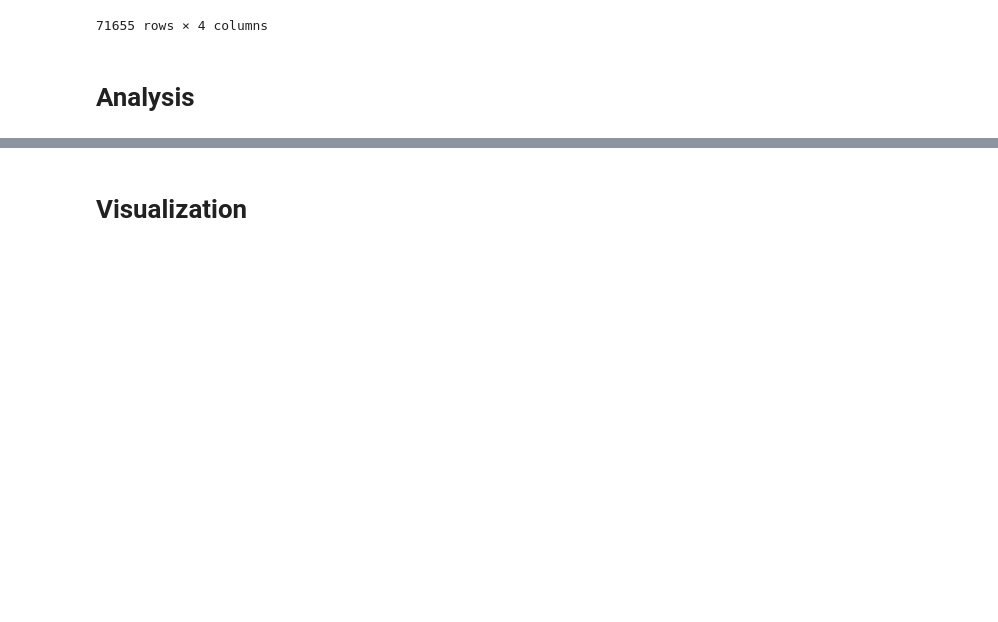
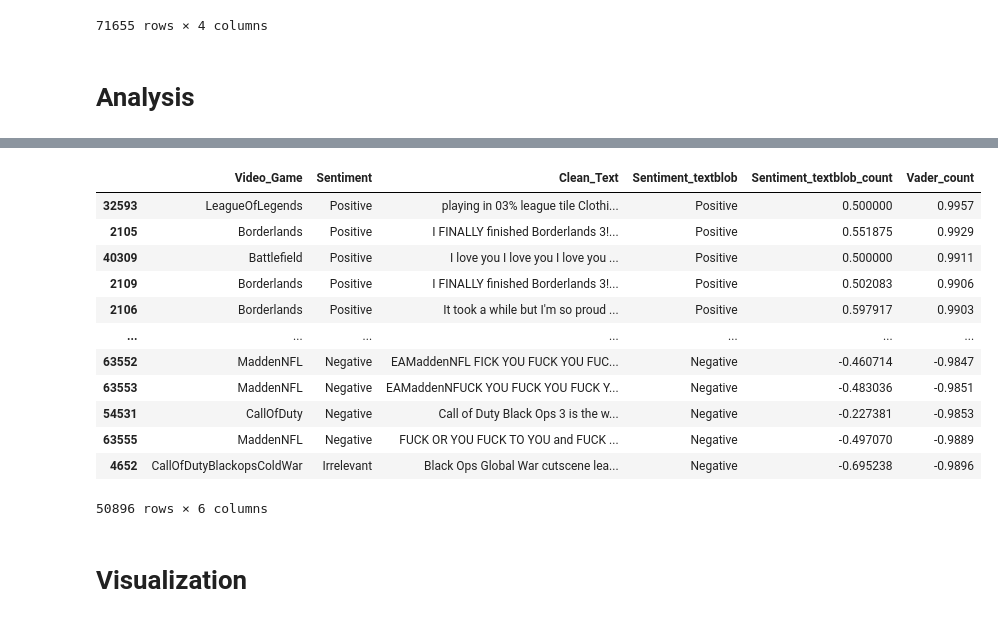
Before and after one commit to ReproTeach/final-project-givkj-squad, a Jupyter notebook: final_project.ipynb, the cells around one changed output, grey strips where cells are left out. Saved outputs shown, nothing was run; the diff lists cells and outputs as text; code cells hidden in the pictures; blank space fills up the shorter version.

```diff
--- a/final_project.ipynb
+++ b/final_project.ipynb
@@ -219,3 +208,19 @@ sentiment_data.head()
+# %%
+sentiment_data.sort_values(by ="Vader_count", ascending=False)
+# %% [output]
+|  | Video_Game | Sentiment | Clean_Text | Sentiment_textblob | Sentiment_textblob_count | Vader_count |
+| 32593 | LeagueOfLegends | Positive | playing in 03% league tile Clothi... | Positive | 0.500000 | 0.9957 |
+| 2105 | Borderlands | Positive | I FINALLY finished Borderlands 3!... | Positive | 0.551875 | 0.9929 |
+| 40309 | Battlefield | Positive | I love you I love you I love you ... | Positive | 0.500000 | 0.9911 |
+| 2109 | Borderlands | Positive | I FINALLY finished Borderlands 3!... | Positive | 0.502083 | 0.9906 |
+| 2106 | Borderlands | Positive | It took a while but I'm so proud ... | Positive | 0.597917 | 0.9903 |
+| ... | ... | ... | ... | ... | ... | ... |
+| 63552 | MaddenNFL | Negative | EAMaddenNFL FICK YOU FUCK YOU FUC... | Negative | -0.460714 | -0.9847 |
+| 63553 | MaddenNFL | Negative | EAMaddenNFUCK YOU FUCK YOU FUCK Y... | Negative | -0.483036 | -0.9851 |
+| 54531 | CallOfDuty | Negative | Call of Duty Black Ops 3 is the w... | Negative | -0.227381 | -0.9853 |
+| 63555 | MaddenNFL | Negative | FUCK OR YOU FUCK TO YOU and FUCK ... | Negative | -0.497070 | -0.9889 |
+| 4652 | CallOfDutyBlackopsColdWar | Irrelevant | Black Ops Global War cutscene lea... | Negative | -0.695238 | -0.9896 |
+50896 rows × 6 columns
 # %% [markdown]
 # Visualization
 # %%
```
Also changed, not shown: parts of 9 cells of this notebook.
